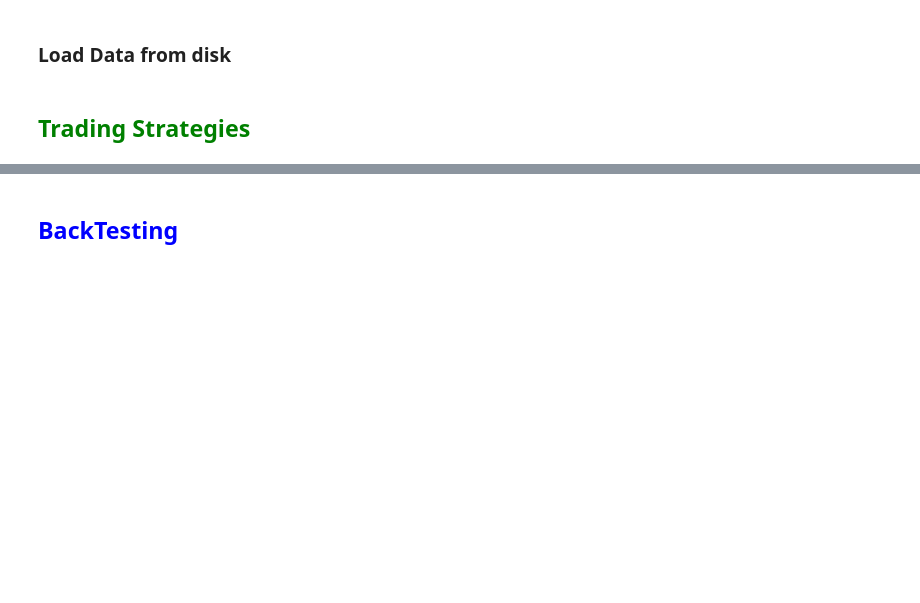
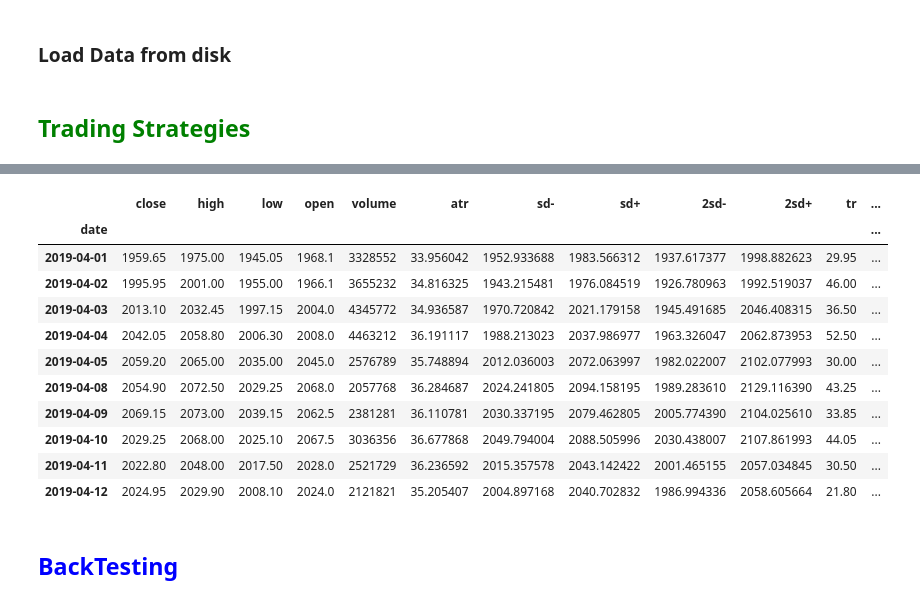
Before and after one commit to suhansaha/freedom, a Jupyter notebook: KiteConnect.ipynb, the cells around one changed output, grey strips where cells are left out. Cells and saved outputs as stored; diff of their text form; code cells hidden in the pictures; blank space fills up the shorter version.

```diff
--- a/KiteConnect.ipynb
+++ b/KiteConnect.ipynb
@@ -330,3 +458,30 @@ if False:
+# %%
+temp_data['atr'] = ATR(temp_data.high, temp_data.low, temp_data.close)
+#temp_data['sma'] = SMA(temp_data.close)
+temp_data['sd-'] = temp_data.shift(1).close - STDDEV(temp_data.shift(1).close)
+temp_data['sd+'] = temp_data.shift(1).close + STDDEV(temp_data.shift(1).close)
+temp_data['2sd-'] = temp_data.shift(1).close - 2*STDDEV(temp_data.shift(1).close)
+temp_data['2sd+'] = temp_data.shift(1).close + 2* STDDEV(temp_data.shift(1).close)
+
+from talib import TRANGE, NATR
+
+temp_data['tr'] = TRANGE(temp_data.high, temp_data.low, temp_data.close)
+temp_data['natr'] = NATR(temp_data.high, temp_data.low, temp_data.close)
+# %%
+temp_data.tail(10)
+# %% [output]
+|  | close | high | low | open | volume | atr | sd- | sd+ | 2sd- | 2sd+ | tr | ... |
+| date |  |  |  |  |  |  |  |  |  |  |  | ... |
+| 2019-04-01 | 1959.65 | 1975.00 | 1945.05 | 1968.1 | 3328552 | 33.956042 | 1952.933688 | 1983.566312 | 1937.617377 | 1998.882623 | 29.95 | ... |
+| 2019-04-02 | 1995.95 | 2001.00 | 1955.00 | 1966.1 | 3655232 | 34.816325 | 1943.215481 | 1976.084519 | 1926.780963 | 1992.519037 | 46.00 | ... |
+| 2019-04-03 | 2013.10 | 2032.45 | 1997.15 | 2004.0 | 4345772 | 34.936587 | 1970.720842 | 2021.179158 | 1945.491685 | 2046.408315 | 36.50 | ... |
+| 2019-04-04 | 2042.05 | 2058.80 | 2006.30 | 2008.0 | 4463212 | 36.191117 | 1988.213023 | 2037.986977 | 1963.326047 | 2062.873953 | 52.50 | ... |
+| 2019-04-05 | 2059.20 | 2065.00 | 2035.00 | 2045.0 | 2576789 | 35.748894 | 2012.036003 | 2072.063997 | 1982.022007 | 2102.077993 | 30.00 | ... |
+| 2019-04-08 | 2054.90 | 2072.50 | 2029.25 | 2068.0 | 2057768 | 36.284687 | 2024.241805 | 2094.158195 | 1989.283610 | 2129.116390 | 43.25 | ... |
+| 2019-04-09 | 2069.15 | 2073.00 | 2039.15 | 2062.5 | 2381281 | 36.110781 | 2030.337195 | 2079.462805 | 2005.774390 | 2104.025610 | 33.85 | ... |
+| 2019-04-10 | 2029.25 | 2068.00 | 2025.10 | 2067.5 | 3036356 | 36.677868 | 2049.794004 | 2088.505996 | 2030.438007 | 2107.861993 | 44.05 | ... |
+| 2019-04-11 | 2022.80 | 2048.00 | 2017.50 | 2028.0 | 2521729 | 36.236592 | 2015.357578 | 2043.142422 | 2001.465155 | 2057.034845 | 30.50 | ... |
+| 2019-04-12 | 2024.95 | 2029.90 | 2008.10 | 2024.0 | 2121821 | 35.205407 | 2004.897168 | 2040.702832 | 1986.994336 | 2058.605664 | 21.80 | ... |
 # %% [markdown]
 ## <span style="color:blue">BackTesting</span>
 # %%
```
Also changed, not shown: parts of 32 cells of this notebook, 5 other files.
